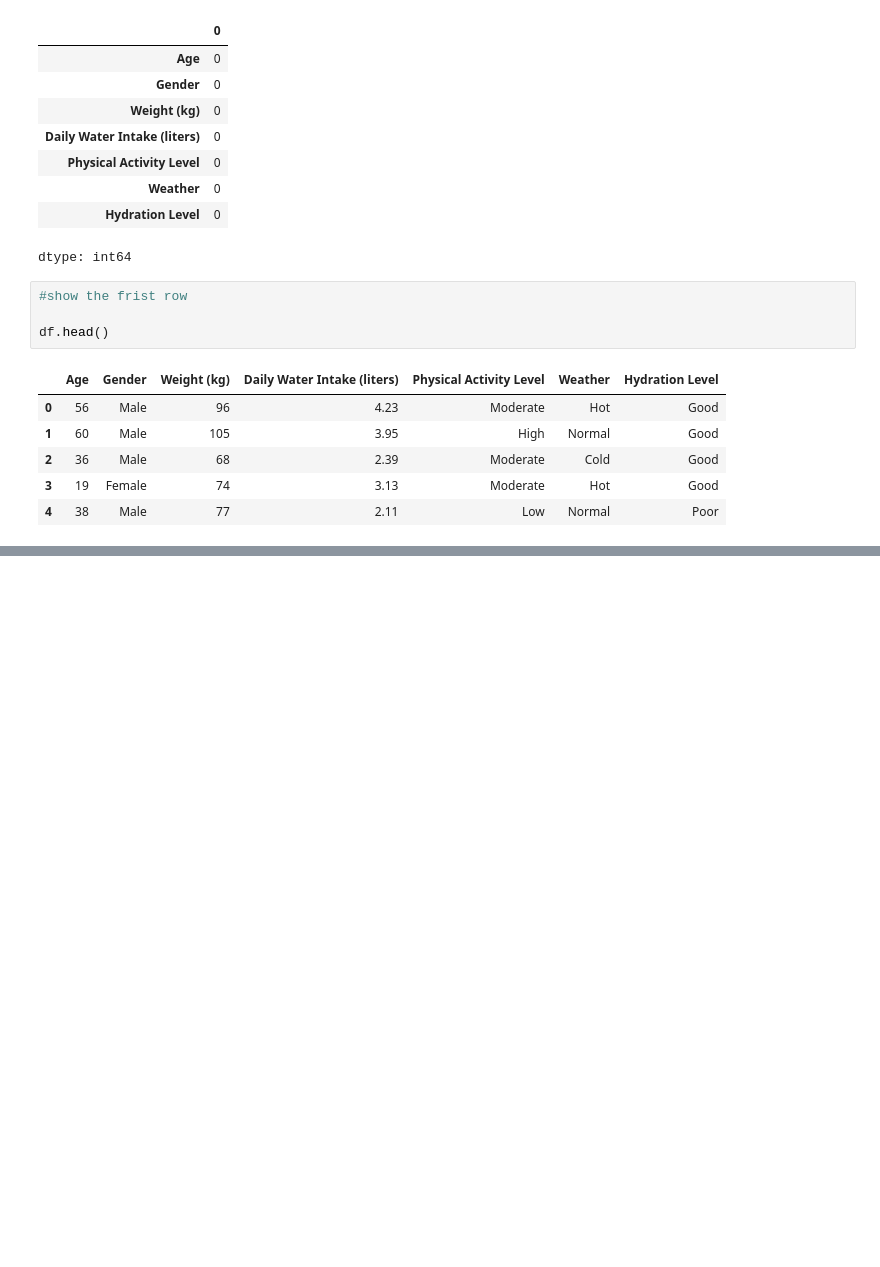
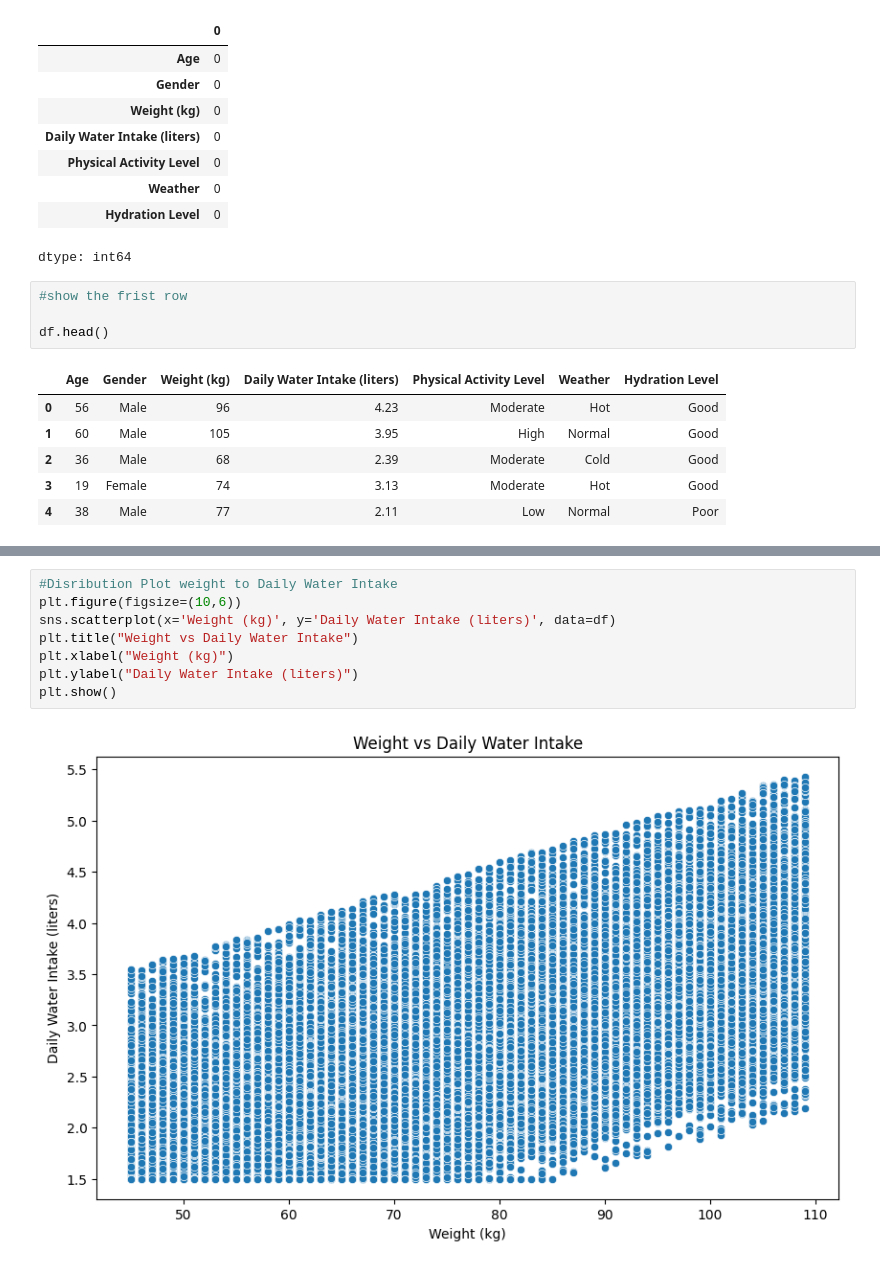
Before and after one commit to HMBinara/ML_Project, a Jupyter notebook: Human_Hydration.ipynb, the cells around one changed output, grey strips where cells are left out. Drawn from its saved outputs; the diff is of its cells as text; blank space fills up the shorter version.

```diff
--- a/Human_Hydration.ipynb
+++ b/Human_Hydration.ipynb
@@ -68,0 +117,10 @@ df.head()
+# %%
+#Disribution Plot weight to Daily Water Intake
+plt.figure(figsize=(10,6))
+sns.scatterplot(x='Weight (kg)', y='Daily Water Intake (liters)', data=df)
+plt.title("Weight vs Daily Water Intake")
+plt.xlabel("Weight (kg)")
+plt.ylabel("Daily Water Intake (liters)")
+plt.show()
+# %% [output]
+[figure, added]
```
Also changed, not shown: parts of 6 cells of this notebook.
